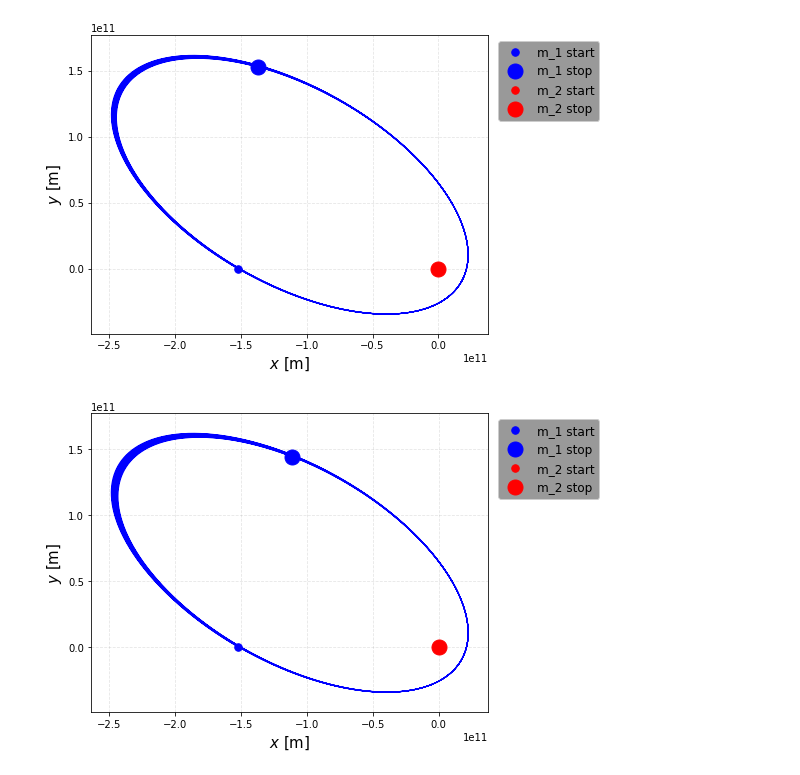
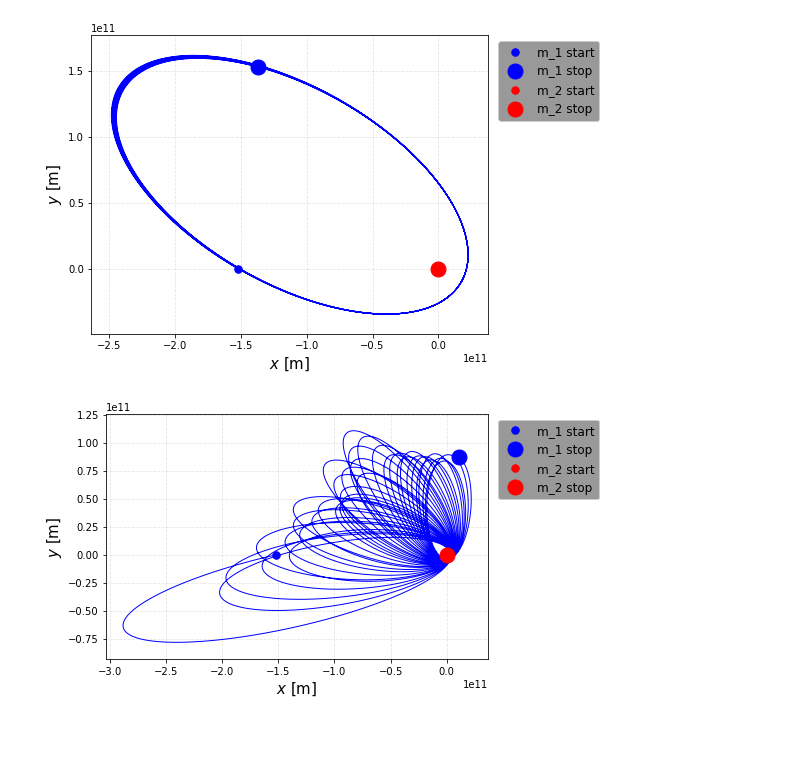
Before and after one commit to carlivas/Binary-Black-Hole-Orbitals, a Jupyter notebook: 04 POST MINKOWSKIAN EXPANSION/test higher order symplectic.ipynb, the cells around one changed output. Drawn from its saved outputs; the diff is of its cells as text; code cells hidden in the pictures; blank space fills up the shorter version.

```diff
--- a/04 POST MINKOWSKIAN EXPANSION/test higher order symplectic.ipynb
+++ b/04 POST MINKOWSKIAN EXPANSION/test higher order symplectic.ipynb
@@ -144,17 +95,17 @@ orbPlotter(pos1, pos2, pos_CM)
 # %%
 x_1 = np.array([-152.100e9, 0.])
 x_2 = np.array([0.,   0.])
-v_1 = rotate(np.array([0.,   29.29e3]),np.pi/3)
+v_1 = rotate(np.array([0.,   29.29e3]), -(1+3/7)*np.pi)
 v_2 = np.array([0.,    0])
 s = x_1, x_2, v_1, v_2, m_1, m_2
 
 t_max = 1e9/3
-res = 3e4
+res = 2e4
 dt = t_max/res
 
 
-pos1, pos2, pos_CM = symplectic_integrate(s, t_max = t_max, dt = dt, coeffs=ruth4)
+pos1, pos2, pos_CM = symplectic_integrate(s, t_max = t_max, dt = dt, coeffs=ruth3)
 
 orbPlotter(pos1, pos2, pos_CM)
 # %% [output]
-[figure, old version]
+[figure, new version]
```
Also changed, not shown: parts of 3 cells of this notebook, 1 other file.
